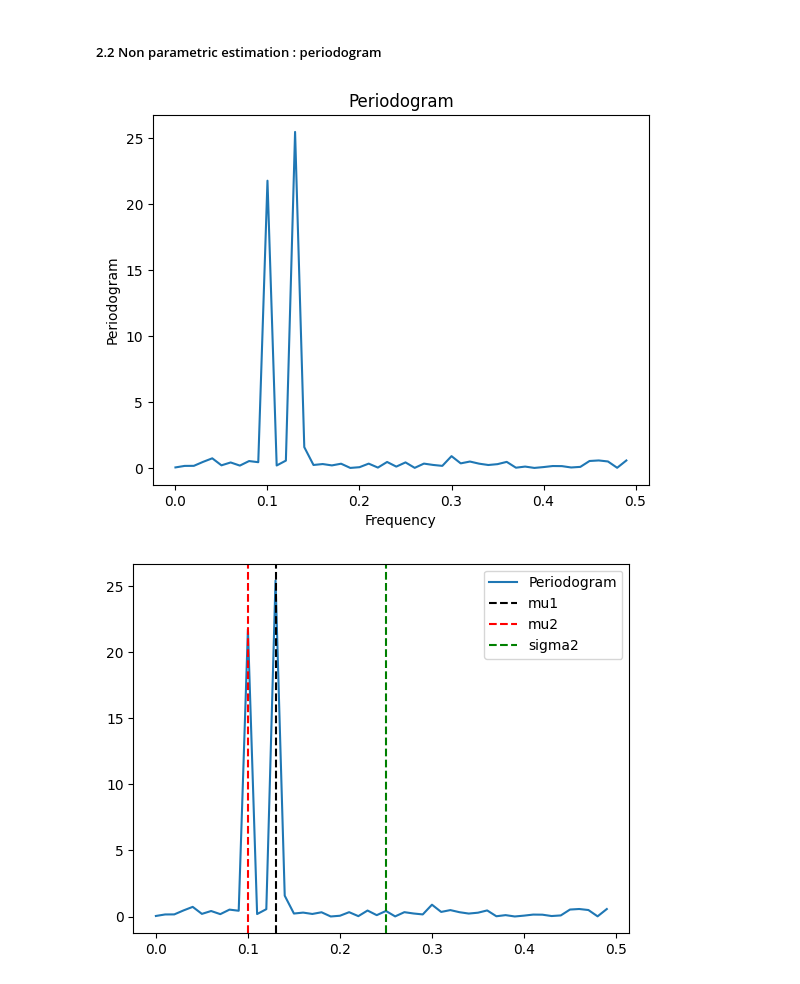
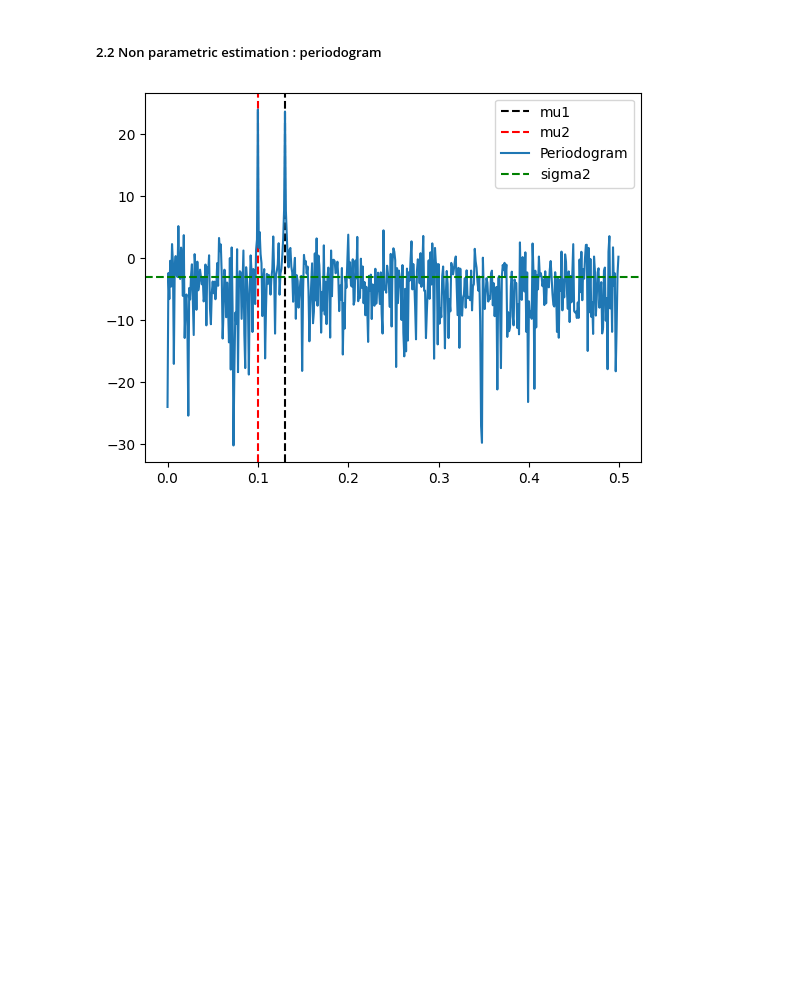
Before and after one commit to iliasslasri/DSP-DL_for_audio, a Jupyter notebook: spectral estimation/pw.ipynb, the cells around one changed output. Saved outputs shown, nothing was run; the diff lists cells and outputs as text; code cells hidden in the pictures; blank space fills up the shorter version.

```diff
--- a/spectral estimation/pw.ipynb
+++ b/spectral estimation/pw.ipynb
@@ -124,10 +187,10 @@ lpcoefs = lpc(X, order = 1)
 
 X = AR(1000, [-1 * lpcoefs[1]], sigma2)
 
-freqs, env = periodogram(X)
+freqs, env = periodogram(X, plot=False)
 env = 10 * np.log10(env)
 
-plt.plot(freqs, env, label = "periodogram (estimated paramter)")
+plt.plot(freqs, env, label = "periodogram (with estimated paramters)")
 plt.plot(freq1, per1, label = "periodogram")
 plt.plot(freq1, theoritical_psd, label = "extact psd")
 plt.legend()
@@ -147,7 +210,8 @@ def sinusoids(N, K, freqs, ampls, originphi, sigma2):
     """
     wn = np.random.normal(0, np.sqrt(sigma2), N)
     sin = wn
-    T = np.linspace(0, 100, N)
+    fs = 5000
+    T = np.linspace(0, 1000, N)
     for i in range(K):
         sin += ampls[i] * np.sin(2*np.pi * freqs[i] * T + originphi[i])
 
@@ -157,19 +221,21 @@ def sinusoids(N, K, freqs, ampls, originphi, sigma2):
 # %%
 # signal synthesis
 mu1, mu2 = 0.13, 0.1
-sigma2 = 0.25
-N = 100
+sigma2 = 0.5
+N = 1000
 signal = sinusoids(N, K = 2, freqs=[mu1, mu2], originphi = [0, 0], sigma2 = sigma2, ampls = [1, 1])
 
-freq_sinus, period_sinus = periodogram(signal)
+freq_sinus, period_sinus = periodogram(signal, plot = False)
 
-plt.plot(freq_sinus, period_sinus, label = "Periodogram")
+# to db
+period_sinus = 10 * np.log10(period_sinus)
+
 plt.axvline(mu1, color="black", linestyle="--", label = "mu1")
 plt.axvline(mu2, color="red", linestyle="--", label = "mu2")
-plt.axvline(sigma2, color="green", linestyle="--", label = "sigma2")
+plt.plot(freq_sinus, period_sinus, label = "Periodogram")
+plt.axhline(10*np.log10(sigma2), color="green", linestyle="--", label = "sigma2")
 plt.legend()
 plt.show()
 # %% [output]
-[figure, old version]
+[figure, new version]
-[figure, removed]
 # %%
```
Also changed, not shown: parts of 41 cells of this notebook.
